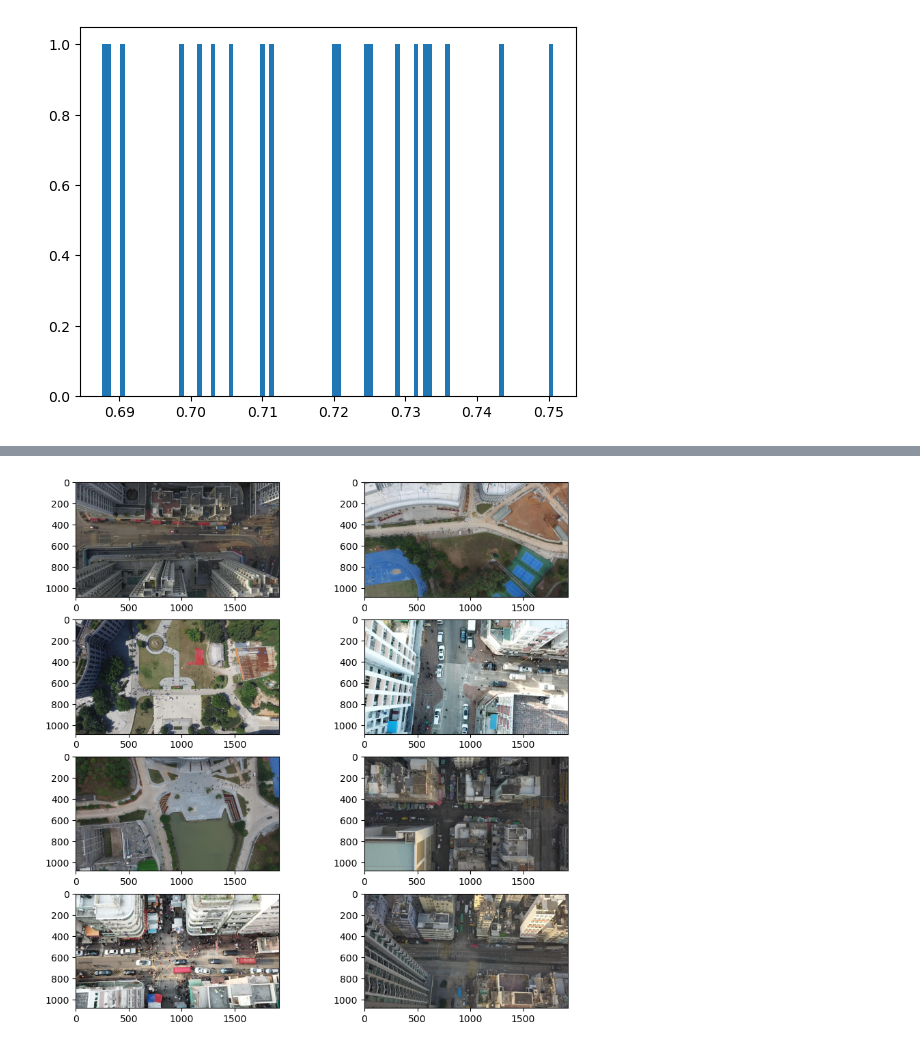
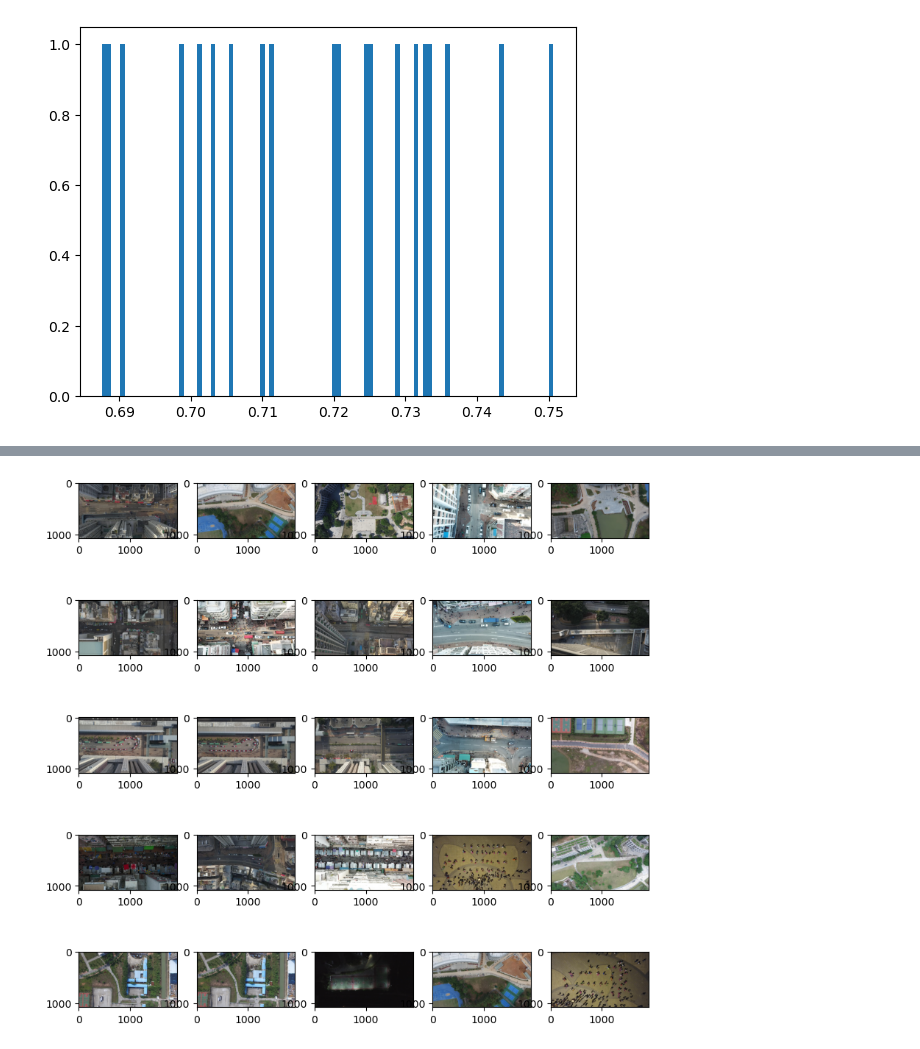
Before and after one commit to Usatoff/datasets_similarity, a Jupyter notebook: secs.ipynb, the cells around one changed output, grey strips where cells are left out. Saved outputs shown, nothing was run; the diff lists cells and outputs as text; code cells hidden in the pictures.

```diff
--- a/secs.ipynb
+++ b/secs.ipynb
@@ -342,7 +342,7 @@ def plot_images(dataset, cnt, random_state=42):
 
     plt.show()
 # %%
-plot_images(my_dataset, 8)
+plot_images(my_dataset, 25)
 # %% [output]
-[figure, old version]
+[figure, new version]
 # %%
```
Also changed, not shown: parts of 7 cells of this notebook.
